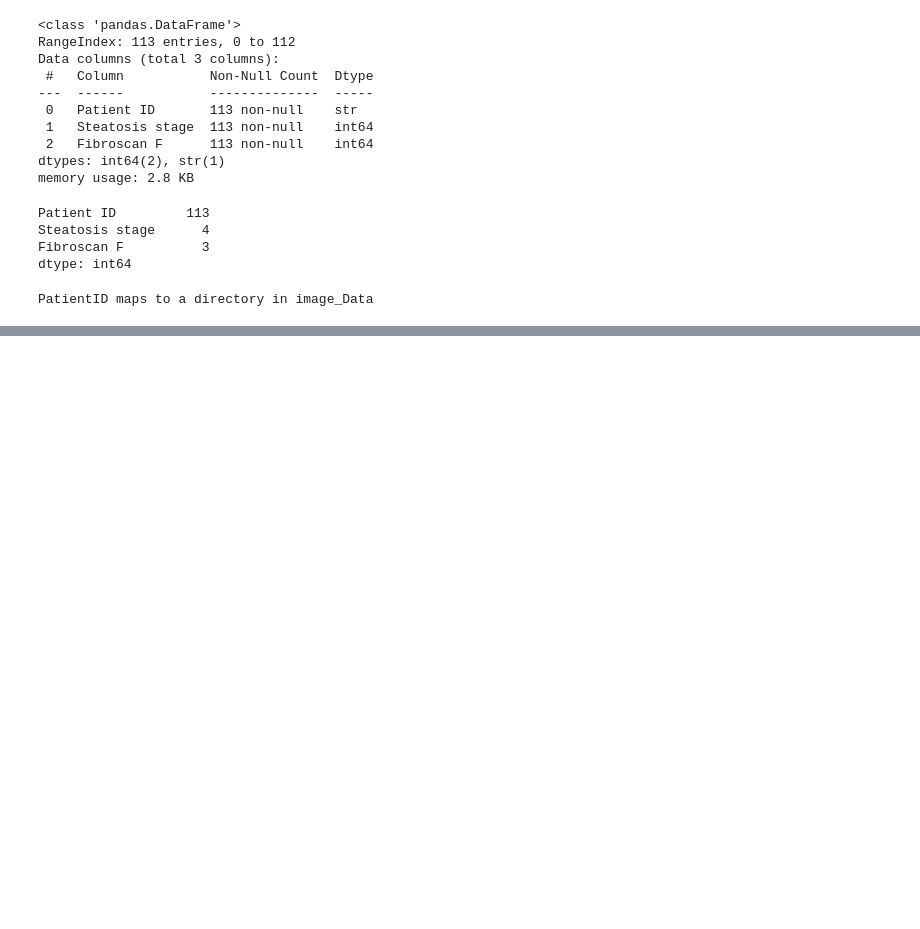
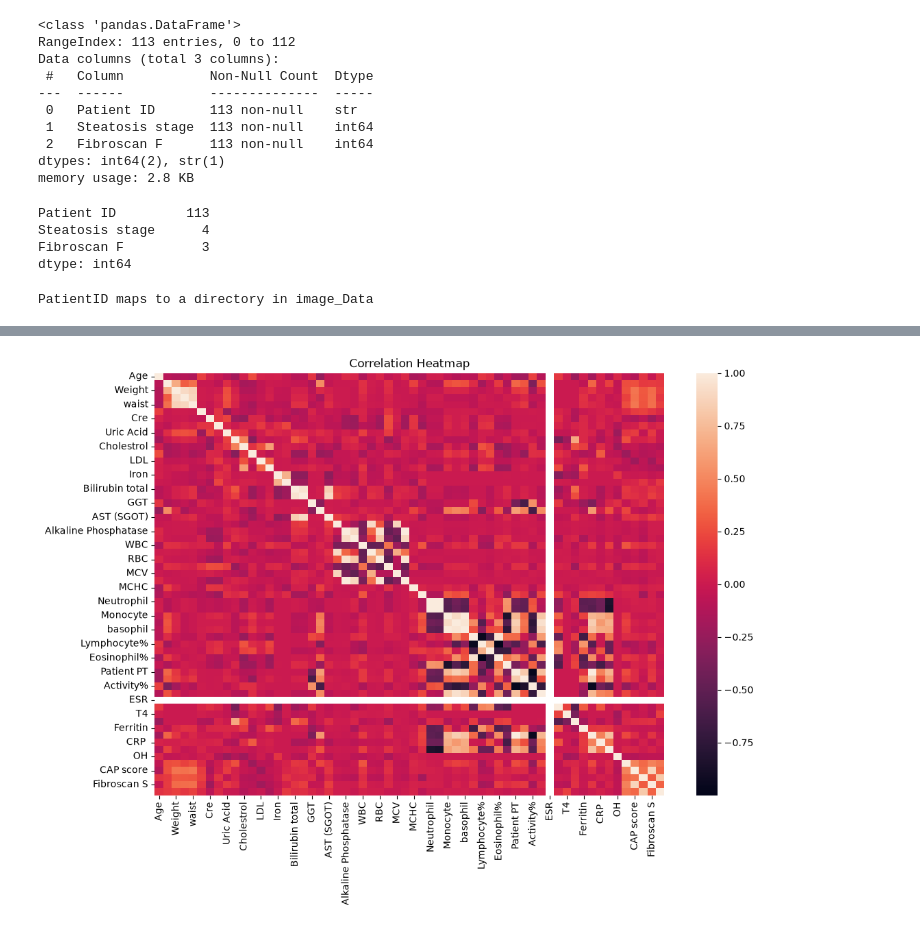
Before and after one commit to nestoram29-uni/INFO-698-Multimodal-AI-Medicine, a Jupyter notebook: src/EDA.ipynb, the cells around one changed output, grey strips where cells are left out. Cells and saved outputs as stored; diff of their text form; code cells hidden in the pictures; blank space fills up the shorter version.

```diff
--- a/src/EDA.ipynb
+++ b/src/EDA.ipynb
@@ -118,0 +175,12 @@ PatientID maps to a directory in image_Data
+# %%
+# Show correlations in clinical data
+
+corr = clinical.corr(numeric_only = True)
+
+plt.figure(figsize = (12, 8))
+sns.heatmap(corr)
+
+plt.title('Correlation Heatmap')
+plt.show()
+# %% [output]
+[figure, added]
```
Also changed, not shown: parts of 10 cells of this notebook, 1 other file.
